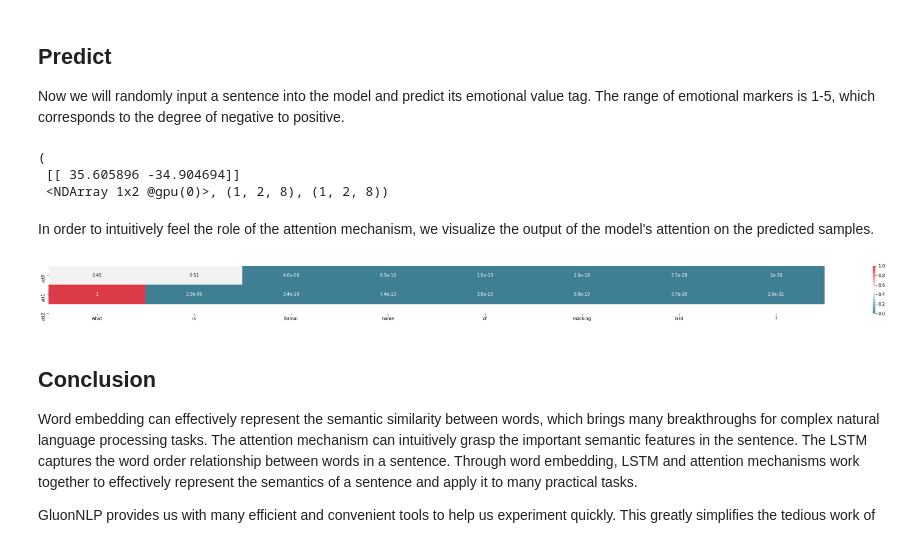
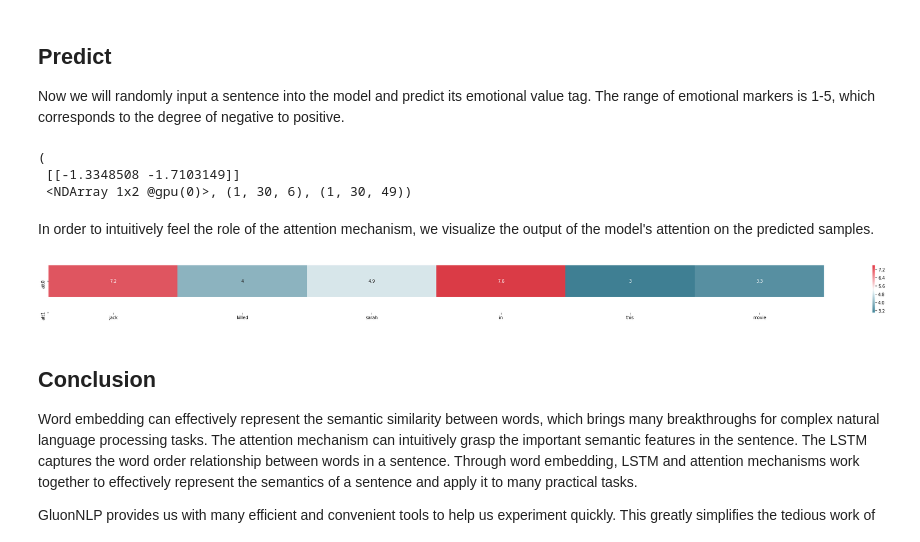
Before and after one commit to zhiming-xu/spoiler-detector, a Jupyter notebook: self_attentive_sentence_embedding.ipynb, the cells around one changed output. Cells and saved outputs as stored; diff of their text form; code cells hidden in the pictures.

Commit message:
back to shared params

```diff
--- a/self_attentive_sentence_embedding.ipynb
+++ b/self_attentive_sentence_embedding.ipynb
@@ -124,7 +124,7 @@ counter = nlp.data.count_tokens(list(itertools.chain.from_iterable(train_seqs)))
 vocab = nlp.Vocab(counter, max_size=15000)
 
 # load pre-trained embedding, Glove
-embedding_weights = nlp.embedding.GloVe(source='glove.twitter.27B.25d')
+embedding_weights = nlp.embedding.GloVe(source='glove.twitter.27B.200d')
 vocab.set_embedding(embedding_weights)
 print(vocab)
 
@@ -384,17 +391,17 @@ class SelfAttentiveBiLSTM(nn.HybridBlock):
 The resulting `M` is a matrix, and the way to classify this matrix is `flatten`, `mean` or `prune`. Prune is a way of trimming parameters proposed in the original paper and has been implemented here.
 # %%
 vocab_len = len(vocab)
-emsize = 25   # word embedding size
+emsize = 200   # word embedding size
 nhidden = 512    # lstm hidden_dim
 nlayers = 2     # lstm layers
 natt_unit = 512     # the hidden_units of attention layer
-natt_hops = 2    # the channels of attention
+natt_hops = 30    # the channels of attention
 
 # these two variables are not used, preserve for now
 nfc = 512
 nclass = 2
 
-drop_prob = 0.5
+drop_prob = 0
 pool_way = 'flatten'    # # The way to handle M
 prune_p = None
 prune_q = None
@@ -409,11 +416,9 @@ model.initialize(init=init.Xavier(), ctx=ctx)
 model.hybridize()
 
 # Attach a pre-trained glove word vector to the embedding layer
-model.embedding_layer_left.weight.set_data(vocab.embedding.idx_to_vec)
-model.embedding_layer_right.weight.set_data(vocab.embedding.idx_to_vec)
+model.embedding_layer.weight.set_data(vocab.embedding.idx_to_vec)
 # fixed the embedding layer
-model.embedding_layer_left.collect_params().setattr('grad_req', 'null')
-model.embedding_layer_right.collect_params().setattr('grad_req', 'null')
+model.embedding_layer.collect_params().setattr('grad_req', 'null')
 
 print(model)
 # %% [output]
@@ -642,34 +642,34 @@ Now we will randomly input a sentence into the model and predict its emotional v
 right = 'john is a former police, his daughter, sarah was killed in a car accident, which he \
         did not think was purely accidental. with his investigation went deeper, he found \
         that sarah\'s boyfriend, jack, was the one to blame.'
-left = 'what is formal name of mocking bird?'
+left = 'jack killed sarah in this movie'
 left_token = vocab[tokenizer(left)]
 right_token = vocab[tokenizer(right)]
 # %%
 left_input = nd.array(left_token, ctx=ctx).reshape(1,-1)
 right_input = nd.array(right_token, ctx=ctx).reshape(1,-1)
-pred, att_left, att_right = model(left_input, left_input)
+pred, att_left, att_right = model(left_input, right_input)
 pred, att_left.shape, att_right.shape
 #model.embedding_layer_right.weight.list_data()
 # %% [output]
 (
- [[ 35.605896 -34.904694]]
- <NDArray 1x2 @gpu(0)>, (1, 2, 8), (1, 2, 8))
+ [[-1.3348508 -1.7103149]]
+ <NDArray 1x2 @gpu(0)>, (1, 30, 6), (1, 30, 49))
 # %% [markdown]
 In order to intuitively feel the role of the attention mechanism, we visualize the output of the model's attention on the predicted samples.
 # %%
 import matplotlib.pyplot as plt
 import seaborn as sns
 %matplotlib inline
 
 np.squeeze(att_left.asnumpy(), 0).shape
 plt.figure(figsize=(40,2))
 cmap = sns.diverging_palette(220, 10, as_cmap=True)
-sns.heatmap(np.squeeze(att_left.asnumpy(), 0), cmap=cmap, annot=True,
-            xticklabels=tokenizer(left), yticklabels=['att0', 'att1', 'att2'])
+sns.heatmap(np.squeeze(att_left.sum(axis=1, keepdims=True).asnumpy(), 0), cmap=cmap, annot=True,
+            xticklabels=tokenizer(left), yticklabels=['att0', 'att1'])
 plt.show()
 # %% [output]
-[figure, old version]
+[figure, new version]
 # %% [markdown]
 ## Conclusion
 Word embedding can effectively represent the semantic similarity between words, which brings many breakthroughs for complex natural language processing tasks. The attention mechanism can intuitively grasp the important semantic features in the sentence. The LSTM captures the word order relationship between words in a sentence. Through word embedding, LSTM and attention mechanisms work together to effectively represent the semantics of a sentence and apply it to many practical tasks.
```
Also changed, not shown: parts of 13 cells of this notebook, 1 other file.
